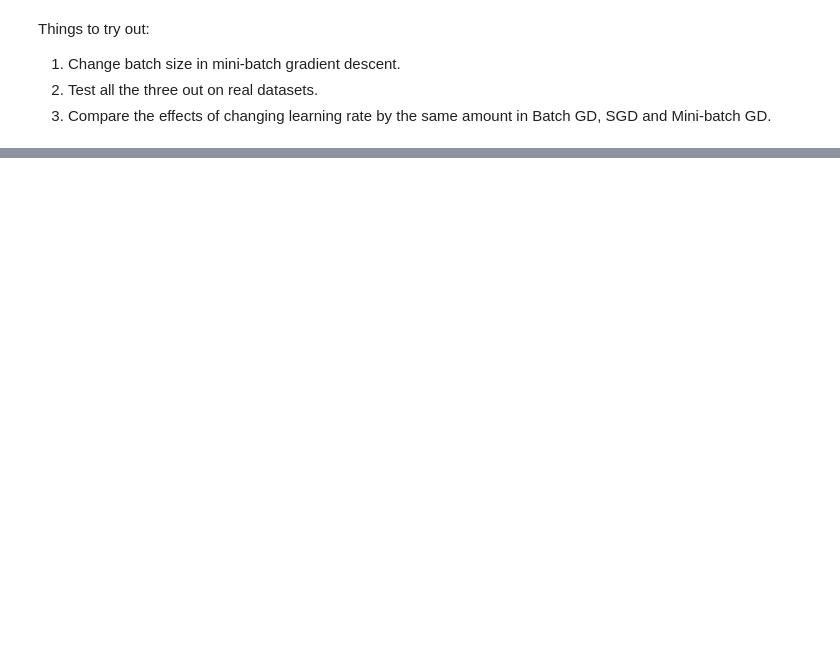
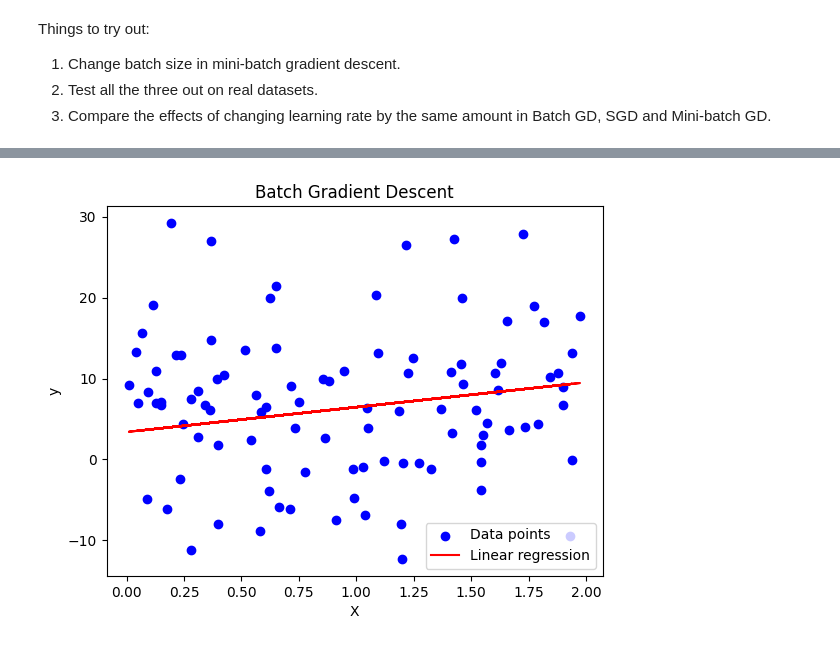
Before and after one commit to sivaprakash54321/Fmml_labs, a Jupyter notebook: FMML_Module4_Lab3_2024.ipynb, the cells around one changed output, grey strips where cells are left out. Saved outputs shown, nothing was run; the diff lists cells and outputs as text; code cells hidden in the pictures; blank space fills up the shorter version.

```diff
--- a/FMML_Module4_Lab3_2024.ipynb
+++ b/FMML_Module4_Lab3_2024.ipynb
@@ -304,0 +385,91 @@ Things to try out:
+# %%
+#3 ANSWER
+import numpy as np
+import matplotlib.pyplot as plt
+
+def generate_data(num_samples=100, noise=10):
+    np.random.seed(42)
+    X = 2 * np.random.rand(num_samples, 1)
+    y = 4 + 3 * X + np.random.randn(num_samples, 1) * noise
+    return X, y
+
+def batch_gradient_descent(X, y, learning_rate, epochs):
+    m = len(X)
+    theta = np.random.randn(2, 1)
+
+    for epoch in range(epochs):
+        gradients = 2/m * X.T.dot(X.dot(theta) - y)
+        theta = theta - learning_rate * gradients
+
+    return theta
+
+def stochastic_gradient_descent(X, y, learning_rate, epochs):
+    m = len(X)
+    theta = np.random.randn(2, 1)
+
+    for epoch in range(epochs):
+        for i in range(m):
+            random_index = np.random.randint(m)
+            xi = X[random_index:random_index+1]
+            yi = y[random_index:random_index+1]
+            gradients = 2 * xi.T.dot(xi.dot(theta) - yi)
+            theta = theta - learning_rate * gradients
+
+    return theta
+
+def mini_batch_gradient_descent(X, y, learning_rate, epochs, batch_size):
+    m = len(X)
+    theta = np.random.randn(2, 1)
+    num_batches = m // batch_size
+
+    for epoch in range(epochs):
+        shuffled_indices = np.random.permutation(m)
+        X_shuffled = X[shuffled_indices]
+        y_shuffled = y[shuffled_indices]
+
+        for i in range(num_batches):
+            start_index = i * batch_size
+            end_index = (i + 1) * batch_size
+            xi = X_shuffled[start_index:end_index]
+            yi = y_shuffled[start_index:end_index]
+
+            gradients = 2/batch_size * xi.T.dot(xi.dot(theta) - yi)
+            theta = theta - learning_rate * gradients
+
+    return theta
+
+def plot_gradient_descent(X, y, theta, title):
+    plt.scatter(X[:, 1], y, color='blue', label='Data points')
+    plt.plot(X[:, 1], X.dot(theta), color='red', label='Linear regression')
+    plt.title(title)
+    plt.xlabel('X')
+    plt.ylabel('y')
+    plt.legend()
+    plt.show()
+
+# Generate data
+X, y = generate_data()
+
+# Add bias term to X
+X_b = np.c_[np.ones((len(X), 1)), X]
+
+# Set hyperparameters
+learning_rate_bgd = 0.01
+learning_rate_sgd = 0.1
+learning_rate_mbgd = 0.05
+epochs = 100
+batch_size = 10
+
+# Batch Gradient Descent
+theta_bgd = batch_gradient_descent(X_b, y, learning_rate_bgd, epochs)
+plot_gradient_descent(X_b, y, theta_bgd, 'Batch Gradient Descent')
+
+# Stochastic Gradient Descent
+theta_sgd = stochastic_gradient_descent(X_b, y, learning_rate_sgd, epochs)
+plot_gradient_descent(X_b, y, theta_sgd, 'Stochastic Gradient Descent')
+
+# Mini-batch Gradient Descent
+theta_mbgd = mini_batch_gradient_descent(X_b, y, learning_rate_mbgd, epochs, batch_size)
+plot_gradient_descent(X_b, y, theta_mbgd, 'Mini-batch Gradient Descent')
+# %% [output]
+[figure, added]
```
Also changed, not shown: parts of 4 cells of this notebook.
